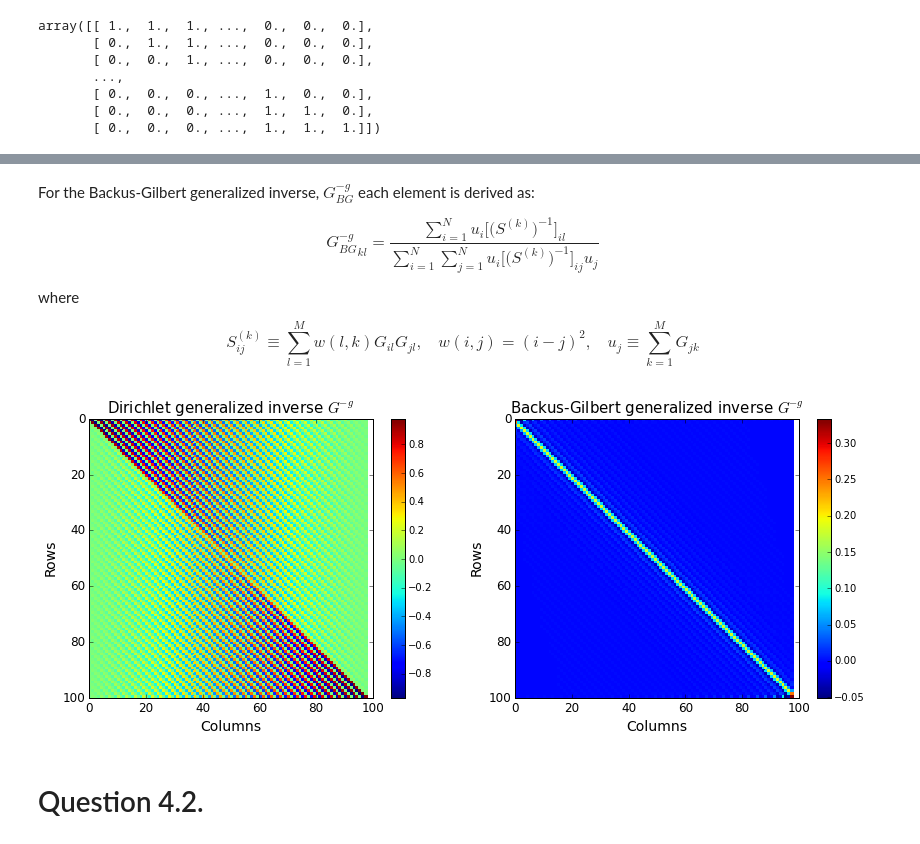
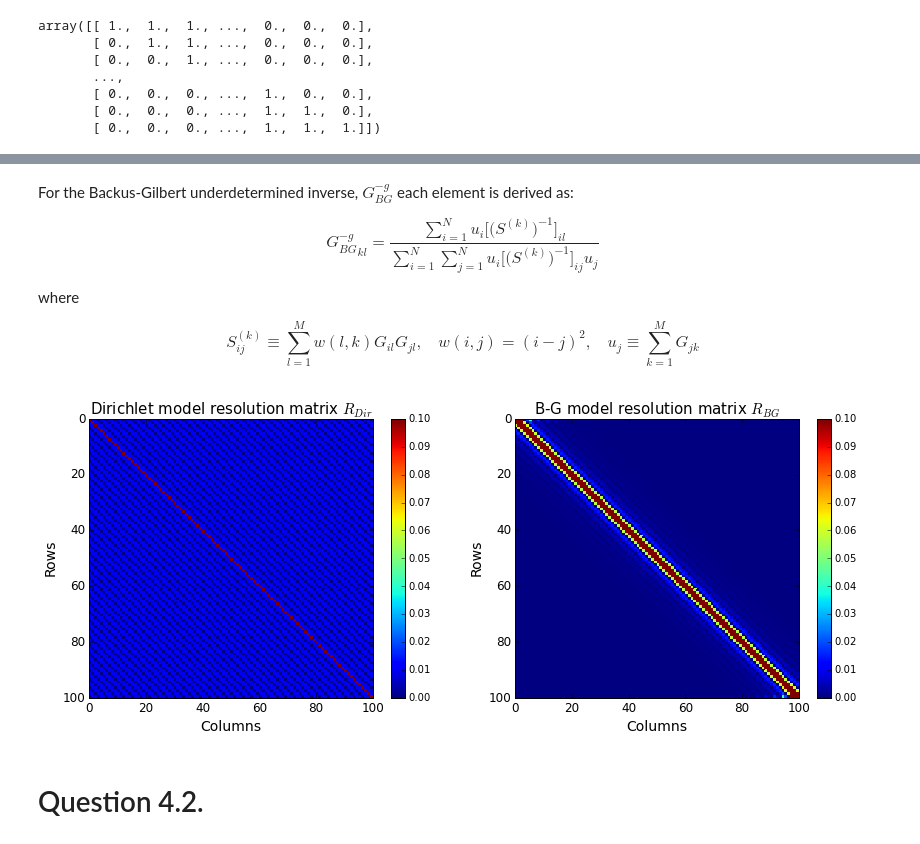
Before and after one commit to roxyboy/Geophysical-Inverse-Theory, a Jupyter notebook: GIT_HW/04GIT_HW.ipynb, the cells around one changed output, grey strips where cells are left out. Saved outputs shown, nothing was run; the diff lists cells and outputs as text; code cells hidden in the pictures.

Commit message:
Changed the plot from G^{-g} to R

```diff
--- a/GIT_HW/04GIT_HW.ipynb
+++ b/GIT_HW/04GIT_HW.ipynb
@@ -47,9 +49,11 @@ so if we use $\epsilon = 0.01$
 # %%
-epsilon1 = 1e-2
+epsilon1 = 0.
 
-G1g_dir = np.dot( G.T, lin.inv( np.dot( G, G.T ) + epsilon1**2*np.identity(Ny) ) )
+G1g_dir = np.dot( G.T, lin.inv( np.dot( G, G.T ) ) )
+
+R1res_dir = np.dot( G1g_dir, G )
 # %% [markdown]
-For the Backus-Gilbert generalized inverse, $G^{-g}_{BG}$ each element is derived as:
+For the Backus-Gilbert underdetermined inverse, $G^{-g}_{BG}$ each element is derived as:
 
 $$ {G^{-g}_{BG}}_{kl} = \frac{\sum_{i=1}^N u_i \bigg[ \big( S^{(k)} \big)^{-1} \bigg]_{il}}{\sum_{i=1}^N \sum_{j=1}^N u_i \bigg[ \big( S^{(k)} \big)^{-1} \bigg]_{ij} u_j} $$
 
@@ -87,30 +91,32 @@ for k in range(Nx):           # Nx = 100
             dom[i] = u[i] * temp
 
         G1g_BG[k,l] = ( u*S1_inv[:,l] ).sum() / dom.sum()
+# %%
+R1res_BG = np.dot( G1g_BG, G )
 # %%
 fig = plt.figure(figsize=(14,5))
 
 ax1 = fig.add_subplot(121)
-cax1 = ax1.pcolormesh( G1g_dir )
+cax1 = ax1.pcolormesh( R1res_dir, vmin=0., vmax=.1 )
 cbar = fig.colorbar(cax1)
-ax1.set_title('Dirichlet generalized inverse $G^{-g}$', fontsize=15)
+ax1.set_title('Dirichlet model resolution matrix $R_{Dir}$', fontsize=15)
 ax1.set_ylabel('Rows', fontsize=14)
 ax1.set_xlabel('Columns', fontsize=14)
 plt.xticks( fontsize=12 )
 plt.yticks( fontsize=12 )
 plt.gca().invert_yaxis()
 
 ax2 = fig.add_subplot(122)
-cax2 = ax2.pcolormesh( G1g_BG )
+cax2 = ax2.pcolormesh( R1res_BG, vmin=0., vmax=.1 )
 cbar = fig.colorbar(cax2)
-ax2.set_title('Backus-Gilbert generalized inverse $G^{-g}$', fontsize=15)
+ax2.set_title('B-G model resolution matrix $R_{BG}$', fontsize=15)
 ax2.set_ylabel('Rows', fontsize=14)
 ax2.set_xlabel('Columns', fontsize=14)
 plt.xticks( fontsize=12 )
 plt.yticks( fontsize=12 )
 plt.gca().invert_yaxis()
 # %% [output]
-[figure, old version]
+[figure, new version]
 # %% [markdown]
 # Question 4.2.
 # %% [markdown]
```
Also changed, not shown: parts of 4 cells of this notebook.
